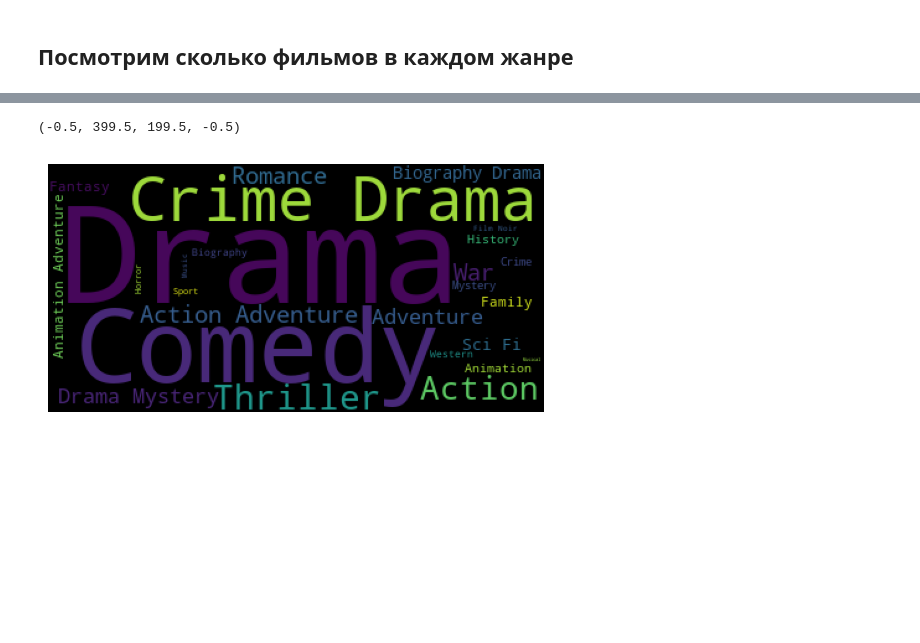
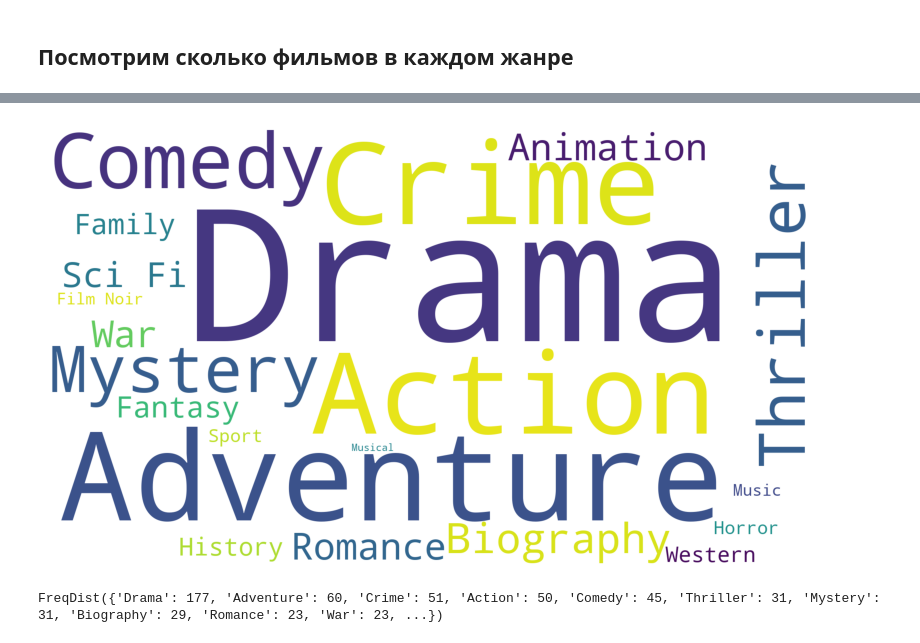
Before and after one commit to Hitron4ik/diplom, a Jupyter notebook: Diplom_project.ipynb, the cells around one changed output, grey strips where cells are left out. Cells and saved outputs as stored; diff of their text form; code cells hidden in the pictures; blank space fills up the shorter version.

```diff
--- a/Diplom_project.ipynb
+++ b/Diplom_project.ipynb
@@ -380,5 +384,7 @@ Successfully installed WordCloud-1.9.2
 # %%
-text = []
+unique_genre1 = []
 for i in df['genre'].values:
-    text += i.split(',')
-text = ' '.join(text)
+    unique_genre1 += i.split(',')
+unique_genre12 = pd.DataFrame(unique_genre1,columns=['genre'])
+unique_genre12 = unique_genre12['genre']
+unique_genre12
@@ -385,7 +404,14 @@ text = ' '.join(text)
-# %%
-cloud = WordCloud().generate(text)
-plt.imshow(cloud)
-plt.axis('off')
-# %% [output]
-(-0.5, 399.5, 199.5, -0.5)
-[figure, removed]
+# %%
+plt.subplots(figsize=(10,10))
+wordcloud1 = WordCloud(background_color='white', width=1920,height=1080).generate(" ".join(unique_genre12))
+plt.imshow(wordcloud1)
+plt.axis('off')
+plt.show()
+# %% [output]
+[figure, added]
+# %%
+from nltk.probability import FreqDist
+fdist = FreqDist(unique_genre1)
+fdist
+# %% [output]
+FreqDist({'Drama': 177, 'Adventure': 60, 'Crime': 51, 'Action': 50, 'Comedy': 45, 'Thriller': 31, 'Mystery': 31, 'Biography': 29, 'Romance': 23, 'War': 23, ...})
```
Also changed, not shown: parts of 15 cells of this notebook.
